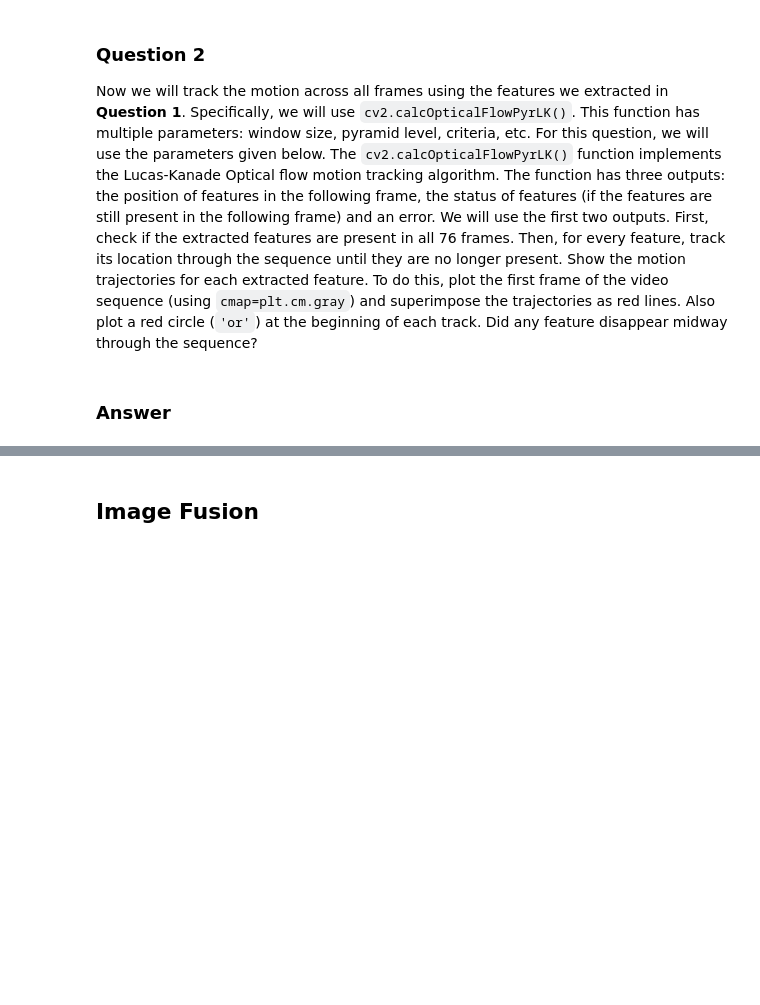
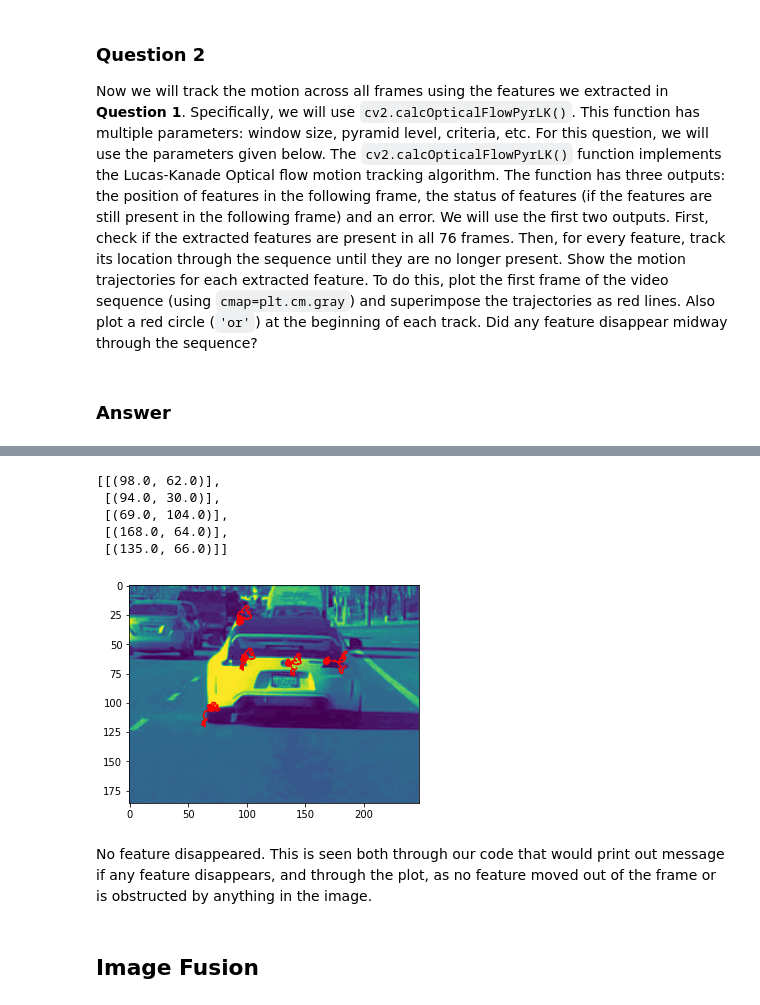
Before and after one commit to mkandrewhuang301/CS362, a Jupyter notebook: Module 4: Burst imaging in computational photography and microscopy.ipynb, the cells around one changed output, grey strips where cells are left out. Drawn from its saved outputs; the diff is of its cells as text; code cells hidden in the pictures; blank space fills up the shorter version.

```diff
--- a/Module 4: Burst imaging in computational photography and microscopy.ipynb
+++ b/Module 4: Burst imaging in computational photography and microscopy.ipynb
@@ -123,3 +76,46 @@ for x in range(0, 75):
+# %%
+trajectories = []
+for feature in features:
+  trajectories.append([(feature[0][0], feature[0][1])])
+trajectories
+# %% [output]
+[[(98.0, 62.0)],
+ [(94.0, 30.0)],
+ [(69.0, 104.0)],
+ [(168.0, 64.0)],
+ [(135.0, 66.0)]]
+# %%
+prev_features = features.copy() # set to initial features
+
+for i in range(1, len(imgs)):
+  prev, cur = imgs[i-1], imgs[i]
+  next_points, status, error = cv2.calcOpticalFlowPyrLK(
+      prev, cur, prev_features, None, **lk_params
+  )
+
+  if next_points is not None:
+    valid_new_features = next_points[status==1]
+    if (len(valid_new_features) != len(prev_features)):
+      print("a feature disappeared!")
+
+  for i in range(len(valid_new_features)):
+    x, y = valid_new_features[i].ravel()
+    trajectories[i].append((x, y))
+
+  prev_features = valid_new_features.reshape(-1, 1, 2)
+# %%
+plt.figure()
+plt.imshow(imgs[0])
+for feature in features:
+  x, y = feature.ravel()
+  plt.scatter(x, y, c = 'red')
+
+for i in range(len(trajectories)):
+  plt.plot(*zip(*trajectories[i]), c = 'red')
+# %% [output]
+[figure, added]
+# %% [markdown]
+No feature disappeared. This is seen both through our code that would print out message if any feature disappears, and through the plot, as no feature moved out of the frame or is obstructed by anything in the image.
 # %% [markdown]
 ## Image Fusion
 # %% [markdown]
```
Also changed, not shown: parts of 16 cells of this notebook.
